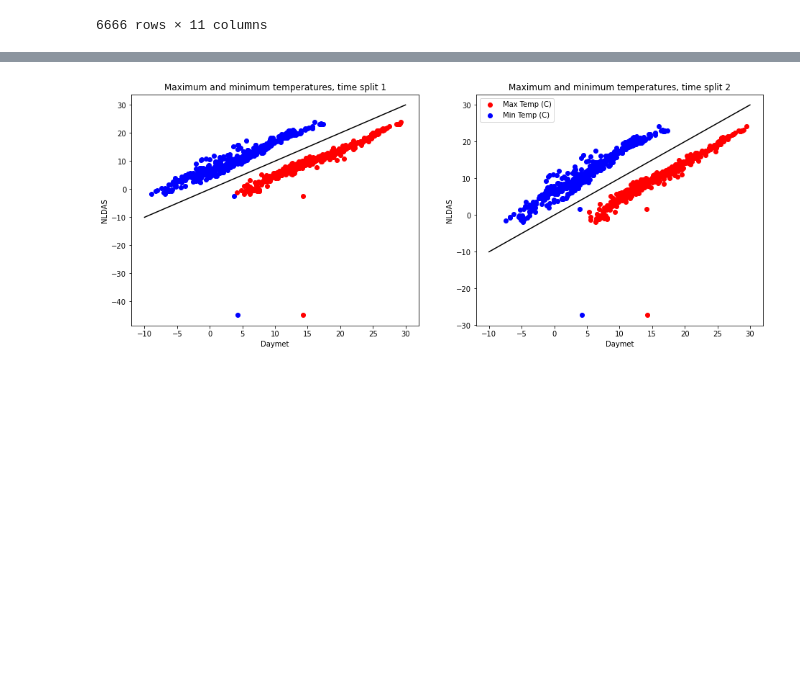
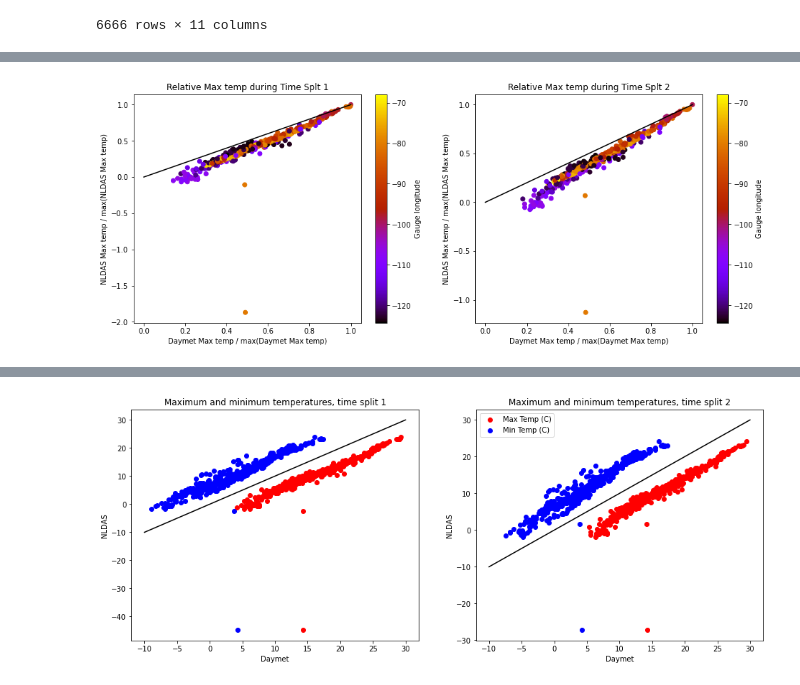
Before and after one commit to jmframe/mclstm_2021_mass_balance, a Jupyter notebook: results/make_flow_precip_runoff_coeff_ndlas_daymet.ipynb, the cells around one changed output, grey strips where cells are left out. Cells and saved outputs as stored; diff of their text form; code cells hidden in the pictures; blank space fills up the shorter version.

```diff
--- a/results/make_flow_precip_runoff_coeff_ndlas_daymet.ipynb
+++ b/results/make_flow_precip_runoff_coeff_ndlas_daymet.ipynb
@@ -280,0 +316,81 @@ pd_attributes[f'tmax_nldas_ts1'].argmin()
+# %%
+# Maximum temperature
+
+fig = plt.figure(figsize=cm2inch(40,15))
+for i, ts in enumerate(['ts1','ts2']):
+    ax = fig.add_subplot(1, 2, i+1)
+    sc = plt.scatter(pd_attributes[f'tmax_daymet_{ts}']/np.max(pd_attributes[f'tmax_daymet_{ts}']),
+                pd_attributes[f'tmax_nldas_{ts}']/np.max(pd_attributes[f'tmax_nldas_{ts}']),
+                c=pd_attributes['gauge_lon'], cmap='gnuplot')
+    plt.plot([0,1],[0,1],"k")
+
+    plt.xlabel("Daymet Max temp / max(Daymet Max temp)")
+    plt.ylabel("NLDAS Max temp / max(NLDAS Max temp)")
+    plt.title(f"Relative Max temp during Time Splt {ts[-1]}")
+
+    #legend
+    cbar = plt.colorbar(sc)
+    cbar.set_label('Gauge longitude')
+
+plt.show()
+plt.close()
+
+fig = plt.figure(figsize=cm2inch(40,15))
+for i, ts in enumerate(['ts1','ts2']):
+    ax = fig.add_subplot(1, 2, i+1)
+    sc = plt.scatter(pd_attributes[f'tmax_daymet_{ts}'],
+                pd_attributes[f'tmax_nldas_{ts}'],
+                c=pd_attributes['gauge_lon'], cmap='gnuplot')
+
+    plt.xlabel("Daymet Max temp")
+    plt.ylabel("NLDAS Max temp")
+    plt.title(f"Max temp during Time Splt {ts[-1]}")
+
+    #legend
+    cbar = plt.colorbar(sc)
+    cbar.set_label('Gauge longitude')
+
+plt.show()
+plt.close()
+
+
+# Minimum temperature
+
+fig = plt.figure(figsize=cm2inch(40,15))
+for i, ts in enumerate(['ts1','ts2']):
+    ax = fig.add_subplot(1, 2, i+1)
+    sc = plt.scatter(pd_attributes[f'tmin_daymet_{ts}']/np.max(pd_attributes[f'tmin_daymet_{ts}']),
+                pd_attributes[f'tmin_nldas_{ts}']/np.max(pd_attributes[f'tmin_nldas_{ts}']),
+                c=pd_attributes['gauge_lon'], cmap='gnuplot')
+    plt.plot([0,1],[0,1],"k")
+
+    plt.xlabel("Daymet Min temp / max(Daymet Min temp)")
+    plt.ylabel("NLDAS Min temp / max(NLDAS Min temp)")
+    plt.title(f"Relative Min temp during Time Splt {ts[-1]}")
+
+    #legend
+    cbar = plt.colorbar(sc)
+    cbar.set_label('Gauge longitude')
+
+plt.show()
+plt.close()
+
+fig = plt.figure(figsize=cm2inch(40,15))
+for i, ts in enumerate(['ts1','ts2']):
+    ax = fig.add_subplot(1, 2, i+1)
+    sc = plt.scatter(pd_attributes[f'tmin_daymet_{ts}'],
+                pd_attributes[f'tmin_nldas_{ts}'],
+                c=pd_attributes['gauge_lon'], cmap='gnuplot')
+
+    plt.xlabel("Daymet Min temp")
+    plt.ylabel("NLDAS Min temp")
+    plt.title(f"Min temp during Time Splt {ts[-1]}")
+
+    #legend
+    cbar = plt.colorbar(sc)
+    cbar.set_label('Gauge longitude')
+
+plt.show()
+plt.close()
+# %% [output]
+[figure, added]
```
Also changed, not shown: parts of 6 cells of this notebook.
